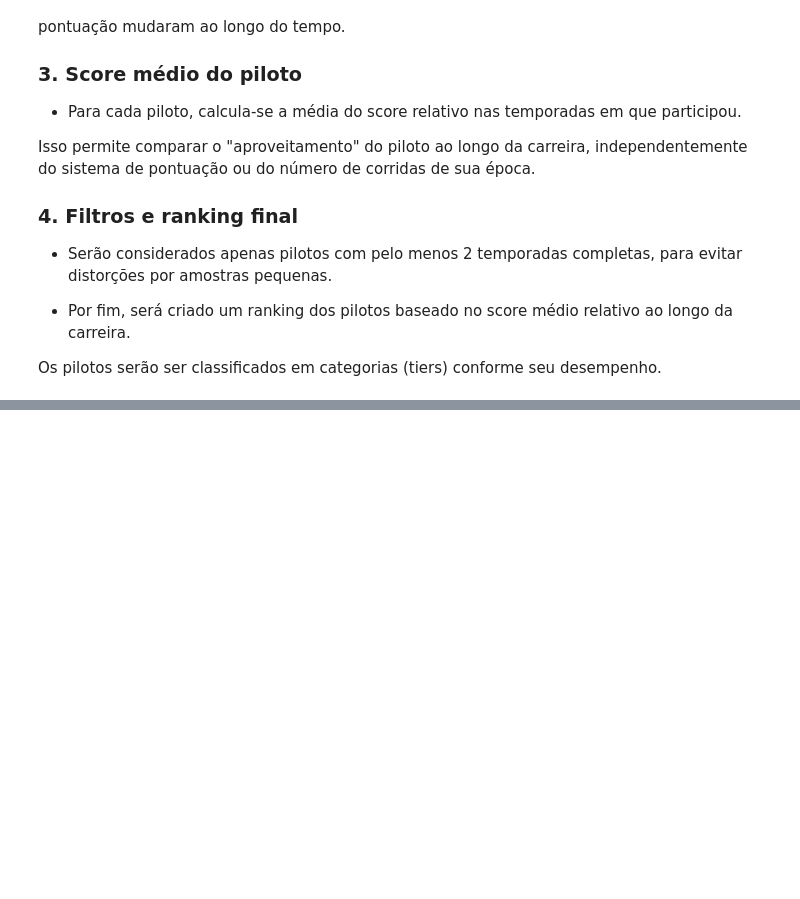
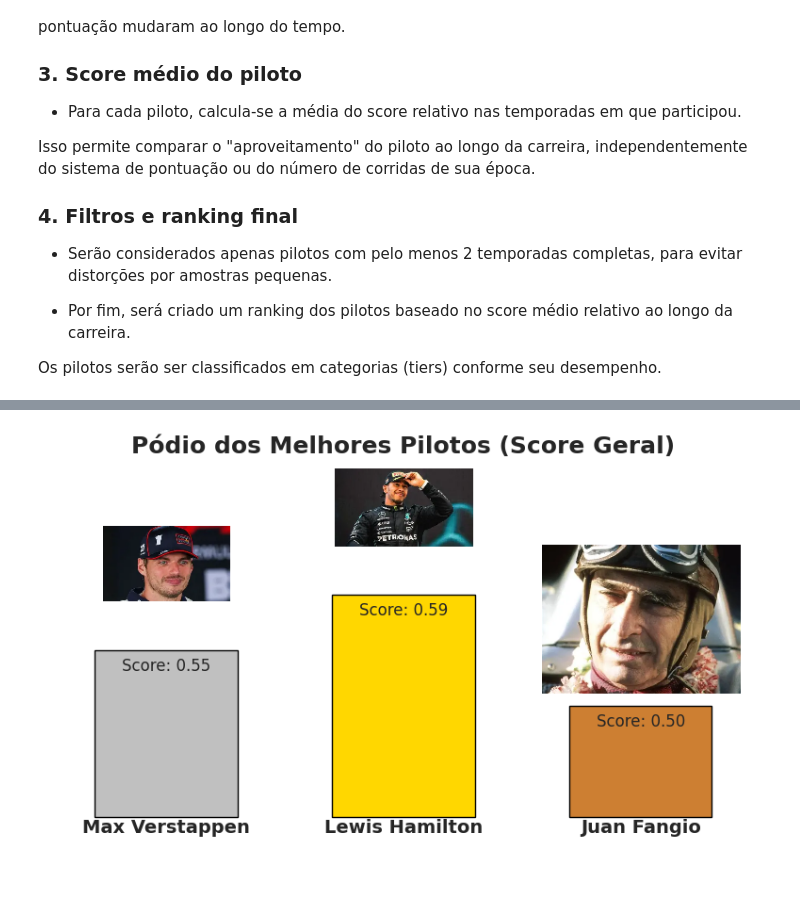
Before and after one commit to sauloverissimo/analise_de_dados_puc, a Jupyter notebook: MVP_analise_de_dados_puc.ipynb, the cells around one changed output, grey strips where cells are left out. Drawn from its saved outputs; the diff is of its cells as text; code cells hidden in the pictures; blank space fills up the shorter version.

```diff
--- a/MVP_analise_de_dados_puc.ipynb
+++ b/MVP_analise_de_dados_puc.ipynb
@@ -823,0 +941,48 @@ df_tier_list.to_excel('df_tier_list.xlsx', index=False)
+# %%
+import matplotlib.pyplot as plt
+from matplotlib.offsetbox import OffsetImage, AnnotationBbox
+from PIL import Image
+import requests
+from io import BytesIO
+
+# URLs das imagens dos pilotos
+imgs = [
+    'https://th.bing.com/th/id/OIF.E9rFC26Nwbs1hUeKUJ6wXQ?w=302&h=180&c=7&r=0&o=7&pid=1.7&rm=3',  # Max Verstappen
+    'https://th.bing.com/th/id/OIP.dqxyNu7uUX6w02QNssbfggHaEK?w=330&h=185&c=7&r=0&o=7&pid=1.7&rm=3',  # Lewis Hamilton
+    'https://tse4.mm.bing.net/th/id/OIP.gNWyW8jVvz67a5AWfrei2AHaFj?rs=1&pid=ImgDetMain&o=7&rm=3'  # Juan Fangio
+]
+
+nomes_podio = ['Max Verstappen', 'Lewis Hamilton', 'Juan Fangio']
+scores_podio = [0.55, 0.59, 0.50]
+alturas = [1.5, 2, 1]
+cores = ['#C0C0C0', '#FFD700', '#CD7F32']
+
+fig, ax = plt.subplots(figsize=(8,5))
+
+for i, (altura, cor) in enumerate(zip(alturas, cores)):
+    # Degrau do pódio
+    ax.bar(i, altura, width=0.6, color=cor, edgecolor='black', zorder=2)
+    # Score (dentro do degrau)
+    ax.text(i, altura - 0.22, f"Score: {scores_podio[i]:.2f}", ha='center', va='bottom', fontsize=12)
+    # Posição (dentro do degrau, na base)
+    ax.text(i, 0.05, f"{['2º','1º','3º'][i]}", ha='center', va='bottom', fontsize=20, fontweight='bold', color=cor, zorder=3)
+    # Nome na base da barra
+    ax.text(i, -0.18, nomes_podio[i], ha='center', va='bottom', fontsize=14, fontweight='bold')
+
+    # Imagem acima da barra
+    response = requests.get(imgs[i])
+    img = Image.open(BytesIO(response.content))
+    im = OffsetImage(img, zoom=0.32)
+    ab = AnnotationBbox(im, (i, altura + 0.78), frameon=False)
+    ax.add_artist(ab)
+
+ax.set_xticks([])
+ax.set_yticks([])
+ax.set_xlim(-0.5, 2.5)
+ax.set_ylim(-0.5, 3.2)
+ax.set_title('Pódio dos Melhores Pilotos (Score Geral)', fontsize=18, fontweight='bold')
+ax.axis('off')
+plt.tight_layout()
+plt.show()
+# %% [output]
+[figure, added]
```
Also changed, not shown: parts of 13 cells of this notebook.
